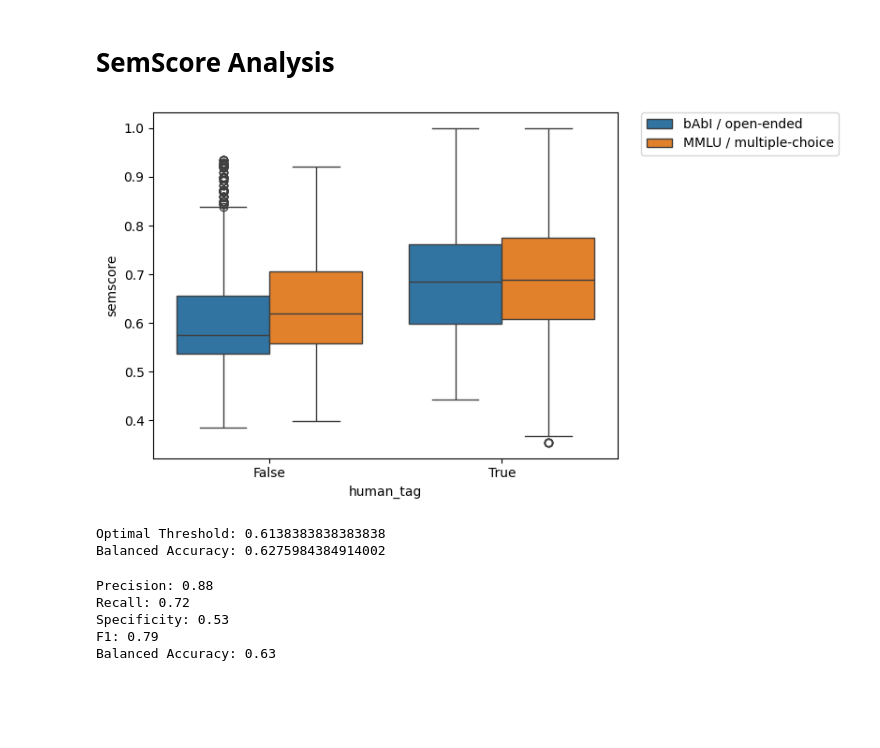
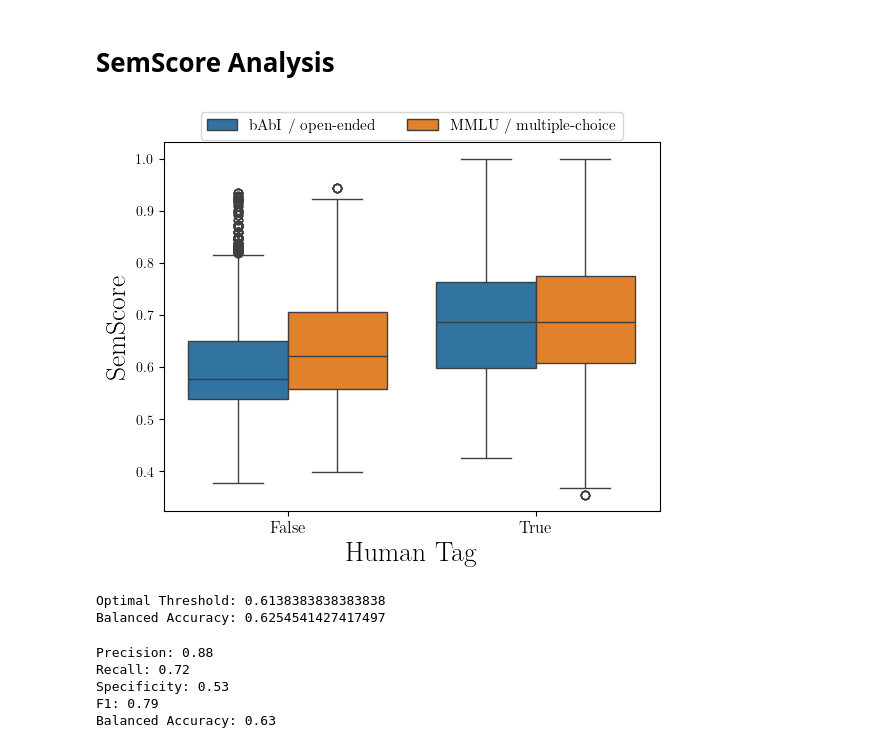
Before and after one commit to pnyxai/a-vert, a Jupyter notebook: notebooks/process_results.ipynb, the cells around one changed output. Cells and saved outputs as stored; diff of their text form; code cells hidden in the pictures; blank space fills up the shorter version.

```diff
--- a/notebooks/process_results.ipynb
+++ b/notebooks/process_results.ipynb
@@ -8,6 +8,12 @@ import pandas as pd
 import seaborn as sns
 import matplotlib.pyplot as plt
 from sklearn.metrics import confusion_matrix, precision_score, recall_score, f1_score, balanced_accuracy_score, roc_curve, auc
+# %%
+#;atplotlib con LaTex
+from matplotlib import rc
+rc('font', **{'family':'serif','serif':'Computer Modern'})
+rc('text', usetex=True)
+plt.rc('text.latex', preamble=r'\usepackage{amsmath}') #Cargar paquetes de latex para usar sus funciones
 # %% [markdown]
 # Process Experiment Results
 
@@ -207,8 +233,11 @@ BEST_IS_INSTRUCTED = True
 BEST_IS_RERANKER = True
 BEST_IS_ENHANCED = True
 
-SAVE_FIGURES = False
+SAVE_FIGURES = True
 OUTPUT_PATH_FIGURES = './output'
+label_size = 20
+title_size = 36
+legend_size = 18
 # %%
 if SAVE_FIGURES:
     if not os.path.exists(OUTPUT_PATH_FIGURES):
@@ -280,6 +309,8 @@ for emb_model_dir in tqdm(os.listdir(DATA_PATH), total=len(os.listdir(DATA_PATH)
                             model_metadata["reranker"],
                             model_metadata["a-vert_enhance"],
                             lm_dir,
+                            int(np.ceil(len(obj["resps"][0][0].split(" "))*0.75)),
+                            int(np.ceil(len(obj["arguments"]["gen_args_0"]["arg_0"][0].split(" "))*0.75)),
                             result_file.split('_2025')[0].split('samples_')[-1],
                             obj["doc_id"],
                             obj["a-vert_match"],
@@ -295,6 +326,8 @@ data_df = pd.DataFrame(data_rows, columns=["embedding_model",
                                            "reranker",
                                            "enhance",
                                            "language_model",
+                                           "aprox_output_tokens",
+                                           "aprox_input_tokens",
                                            "dataset_task",
                                            "prompt_idx",
                                            "a-vert_match",
@@ -637,20 +727,25 @@ plt.show()
 # %%
 plt.figure()
 # semscore_df = merged_df.loc[merged_df["embedding_model"].str.contains("Qwen3-Reranker-0.6B-seq-cls")] # This run calcualted semscore
 semscore_df = merged_df.loc[(merged_df["semscore"] != 0)]
 # semscore_df.boxplot(by='human_tag', column =['semscore'],)
 # sns.violinplot(data=semscore_df, x="human_tag", y="semscore", hue="task_type")
-sns.boxplot(data=semscore_df, x="human_tag", y="semscore", hue="task_type", legend=(not SAVE_FIGURES))
-
+sns.boxplot(data=semscore_df, x="human_tag", y="semscore", hue="task_type", legend=True)
+# increase the ticks font size
+plt.xticks(size=12)
+plt.ylabel("SemScore", size=label_size)
+plt.xlabel("Human Tag", size=label_size)
 
 if SAVE_FIGURES:
+    plt.legend(loc='upper center', ncol=2, bbox_to_anchor=(0.5, 1.10), prop={'size': 11})
     plt.draw()
     plt.savefig(os.path.join(OUTPUT_PATH_FIGURES, f'semscore_boxplot.png'))
+    plt.savefig(os.path.join(OUTPUT_PATH_FIGURES, f'semscore_boxplot.pdf'), dpi=300, bbox_inches='tight')
 else:
     plt.legend(bbox_to_anchor=(1.05, 1), loc=2, borderaxespad=0.)
 plt.show()
 # %% [output]
-[figure, old version]
+[figure, new version]
 # %%
 # Calculate optimal threshold
 opt_val = 0
@@ -664,7 +759,7 @@ for thrs in np.linspace(0.01,0.99,100):
 print(f"Optimal Threshold: {thrs_opt}\nBalanced Accuracy: {opt_val}")
 # %% [output]
 Optimal Threshold: 0.6138383838383838
-Balanced Accuracy: 0.6275984384914002
+Balanced Accuracy: 0.6254541427417497
 # %%
 thrs = thrs_opt
 predicted_semscore = semscore_df['semscore'] > thrs
```
Also changed, not shown: parts of 53 cells of this notebook, 2 other files.
